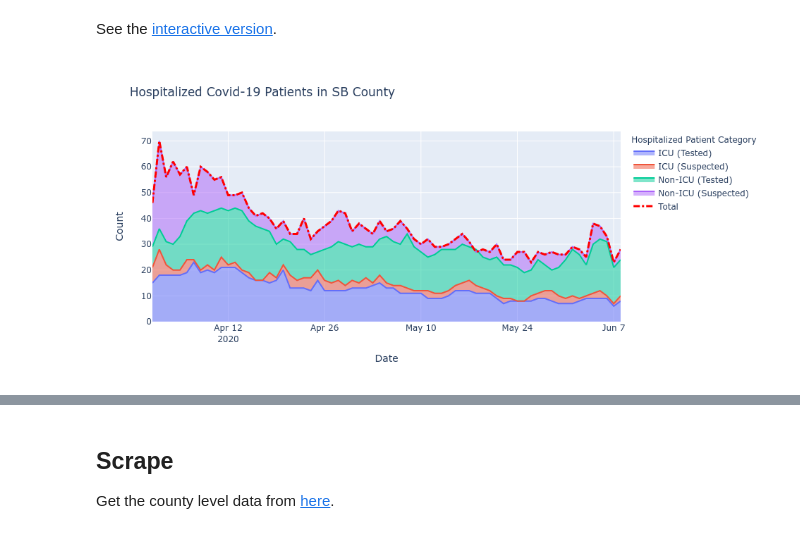
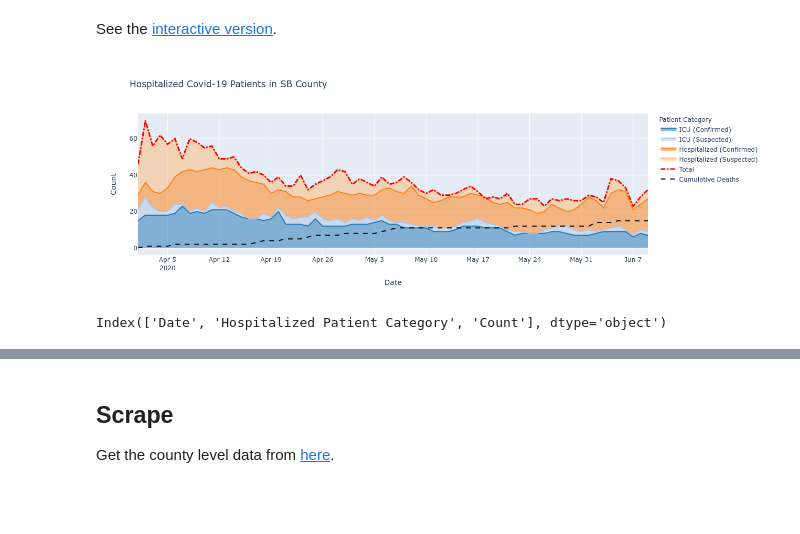
Before and after one commit to jkibele/SB_Covid, a Jupyter notebook: SB_Covid.ipynb, the cells around one changed output, grey strips where cells are left out. Saved outputs shown, nothing was run; the diff lists cells and outputs as text; code cells hidden in the pictures; blank space fills up the shorter version.

Commit message:
I dunno. Some stuff. Plotly express plot sort of working.

```diff
--- a/SB_Covid.ipynb
+++ b/SB_Covid.ipynb
@@ -48,27 +48,38 @@ foo = ax.set_ylabel('Number of Patients')
 # %% [markdown]
 See the [interactive version](hospitalized_sb.html).
-# %%
-sbc = pd.merge(sb_icu_cases, sbcases, left_index=True, right_index=True)
-sbc.rename(columns={
-    'COVID-19 Positive Patients': 'Non-ICU (Tested)',
-    'ICU COVID-19 Positive Patients': 'ICU (Tested)',
-    'Suspected COVID-19 Positive Patients': 'Non-ICU (Suspected)',
-    'ICU COVID-19 Suspected Patients': 'ICU (Suspected)'
-}, inplace=True)
-sbc['Non-ICU (Tested)'] -= sbc['ICU (Tested)']
-sbc['Non-ICU (Suspected)'] -= sbc['ICU (Suspected)']
-val_cols = sbc.columns
-sbc['Date'] = sbc.index
-sbc = sbc.melt(value_vars=val_cols, id_vars='Date', var_name='Hospitalized Patient Category', value_name='Count')
+# %%
+cm = plt.get_cmap('tab20')
+
+def mpl_to_plotly(cmap):
+    colors = ((np.array(c) * 255).astype('int') for c in cm.colors)
+    pl_colorscale = [f'rgb{tuple(color)}' for color in colors]
+    return pl_colorscale
+
+pxtab20 = mpl_to_plotly(cm)
 # %%
-fig = px.area(sbc, x='Date', y='Count', color='Hospitalized Patient Category', title="Hospitalized Covid-19 Patients in SB County")
-tot = sbc.groupby('Date').sum()
+sbcm = sbc.melt(value_vars=name_map.values(), id_vars='Date', var_name='Patient Category', value_name='Count')
+pc_order = {
+    'ICU (Confirmed)': '1',
+    'ICU (Suspected)': '2',
+    'Hospitalized (Confirmed)': '3',
+    'Hospitalized (Suspected)': '4'
+}
+sbcm = pd.concat([sbcm.query("`Patient Category`==@cat") for cat in pc_order.keys()])
+fig = px.area(sbcm, x='Date', y='Count', color='Patient Category',
+              title="Hospitalized Covid-19 Patients in SB County", color_discrete_sequence=pxtab20)
+tot = sbcm.groupby('Date').sum()
 fig.add_trace(go.Scatter(x=tot.index, y=tot.Count, mode='lines', name='Total', line=dict(dash='dashdot', width=3, color='red')))
+fig.add_trace(go.Scatter(x=sbdf.index, y=sbdf['Total Count Deaths'], mode='lines', name='Cumulative Deaths',
+                         line=dict(dash='dash', width=2, color='black')))
 fig.show()
 import plotly.io as pio
 pio.write_html(fig, file='hospitalized_sb.html')
 # %% [output]
-[figure, old version]
+[figure, new version]
+# %%
+sbcm.columns
+# %% [output]
+Index(['Date', 'Hospitalized Patient Category', 'Count'], dtype='object')
 # %%
 death_per_confirmed = (sbdf['Total Count Deaths'].max() / sbdf['Total Count Confirmed'].max()) * 100
 n_dead = sbdf['Total Count Deaths'].max().astype('int')
```
Also changed, not shown: parts of 12 cells of this notebook, 3 other files.
